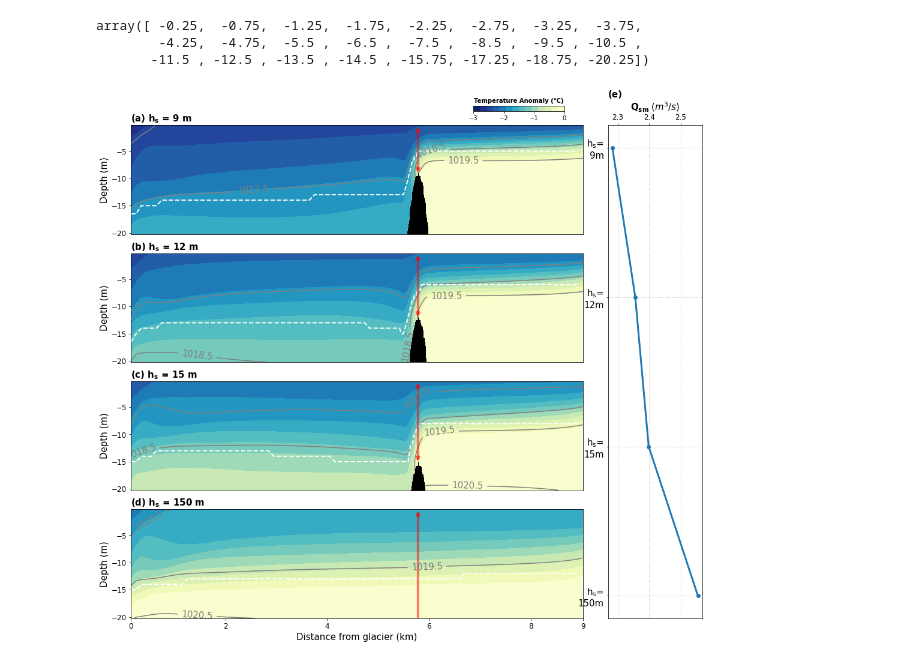
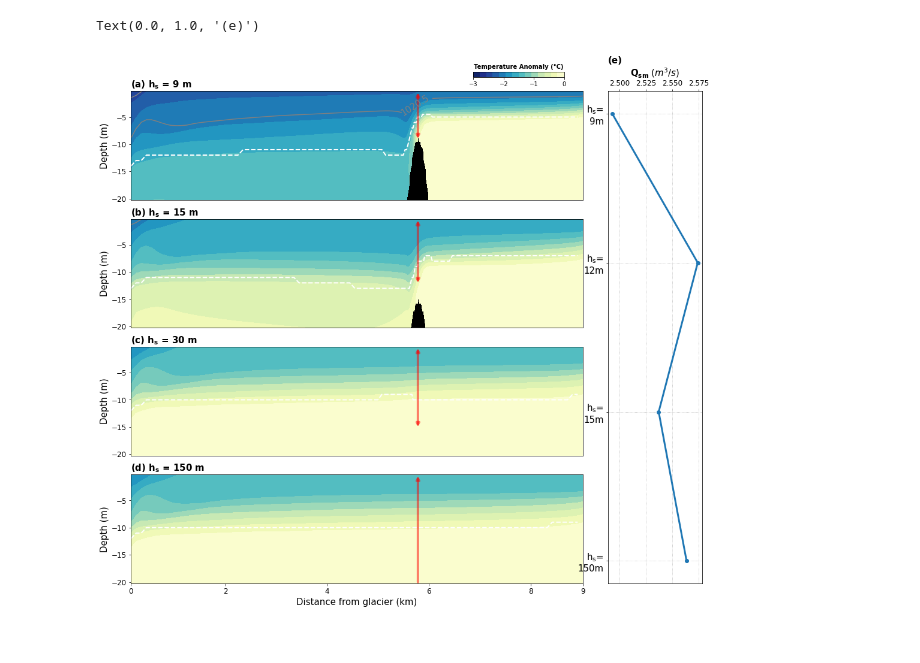
Before and after one commit to weiyangbao/Jupyter-Iceplume, a Jupyter notebook: Base_Case.ipynb, the cells around one changed output. Saved outputs shown, nothing was run; the diff lists cells and outputs as text; code cells hidden in the pictures.

```diff
--- a/Base_Case.ipynb
+++ b/Base_Case.ipynb
@@ -8,7 +8,8 @@ import os
 import gsw
 # %%
 def State(Hs):
-    file = xr.open_dataset('/Users/weiyangbao/Documents/Model_outputs/qf-tide-hourly/state_' + str(format(Hs,'03d')) + '.nc')
+    #/Users/weiyangbao/Documents/Model_outputs/qf-tide-hourly/state_
+    file = xr.open_dataset('/Volumes/Extreme SSD/MITgcm outputs/strat_qf700/state_' + str(format(Hs,'03d')) + '.nc')
     t0 = 24
     #tn = len(file.T)
     tn = 161
@@ -62,7 +63,7 @@ def IFA(Hs):
     Area[20:30,:] = 300
     Area[30:40,:] = 800
     Area[40:,:] = 1600
-    file = xr.open_dataset('/Users/weiyangbao/Documents/Model_outputs/qf-tide-hourly/icefrntA_' + str(format(Hs,'03d')) + '.nc')
+    file = xr.open_dataset('/Volumes/Extreme SSD/MITgcm outputs/strat_qf700//icefrntA_' + str(format(Hs,'03d')) + '.nc')
     t0 = 0
     tn = len(file.T)
     state = file.isel(Y=range(30,39), T=range(t0,tn))
@@ -70,7 +71,7 @@ def IFA(Hs):
     Qsm = (MR*Area).sum()/(24*3600)
     return Qsm
 # %%
-Hs = np.array([9, 12, 15, 150])
+Hs = np.array([9, 15, 30, 150])
 
 Qsm = np.empty(len(Hs))
 for i in range(len(Hs)):
@@ -102,7 +103,7 @@ im1 = ax1.contourf(x1,z1[:24],pt1[:24,:]-9, ct, cmap=cmap)
 #current_cmap = matplotlib.cm.get_cmap()
 #cmap.set_bad('red',1.)
 ax1.xaxis.set_visible(False)
-ax1.annotate(s='', xy=(0.635,0.55), xycoords='axes fraction', xytext=(0.635,1), textcoords='axes fraction',arrowprops={'arrowstyle': '<|-|>','color':'red','linewidth':4,'alpha':0.5})
+ax1.annotate(text='', xy=(0.635,0.55), xycoords='axes fraction', xytext=(0.635,1), textcoords='axes fraction',arrowprops={'arrowstyle': '<|-|>','color':'red','linewidth':4,'alpha':0.5})
 ax1.set_xlim([x1[1],x1[-1]])
 ax1.set_facecolor('k')
 #ax1.fill_between([x1[0], x1[1]], z1[0], z1[23])
@@ -121,7 +122,7 @@ ax1.set_title('(a) $\mathregular{h_s}$ = ' + str(Hs[0]) + ' m', loc='left', size
 
 im2 = ax2.contourf(x2,z2[:24],pt2[:24,:]-9, ct, cmap=cmap)
 ax2.xaxis.set_visible(False)
-ax2.annotate(s='', xy=(0.635,0.4), xycoords='axes fraction', xytext=(0.635,1), textcoords='axes fraction', arrowprops={'arrowstyle': '<|-|>','color':'red','linewidth':4,'alpha':0.5})
+ax2.annotate(text='', xy=(0.635,0.4), xycoords='axes fraction', xytext=(0.635,1), textcoords='axes fraction', arrowprops={'arrowstyle': '<|-|>','color':'red','linewidth':4,'alpha':0.5})
 #fig.colorbar(im2,ax=ax2)
 CS2 = ax2.contour(x2,z2[:24],rho2[:24,:],np.linspace(1012.5,1020.5,9), colors = 'gray')
 plt.clabel(CS2, fmt='%1.1f', fontsize=15, inline=1)
@@ -134,7 +135,7 @@ ax2.set_facecolor('k')
 
 im3 = ax3.contourf(x3,z3[:24],pt3[:24,:]-9, ct, cmap=cmap)
 ax3.xaxis.set_visible(False)
-ax3.annotate(s='', xy=(0.635,0.25), xycoords='axes fraction', xytext=(0.635,1), textcoords='axes fraction', arrowprops={'arrowstyle': '<|-|>','color':'red','linewidth':4,'alpha':0.5})
+ax3.annotate(text='', xy=(0.635,0.25), xycoords='axes fraction', xytext=(0.635,1), textcoords='axes fraction', arrowprops={'arrowstyle': '<|-|>','color':'red','linewidth':4,'alpha':0.5})
 #fig.colorbar(im3,ax=ax3)
 CS3 = ax3.contour(x3,z3[:24],rho3[:24,:],np.linspace(1012.5,1020.5,9), colors = 'gray')
 plt.clabel(CS3, fmt='%1.1f', fontsize=15, inline=1)
@@ -146,43 +147,41 @@ ax3.set_xlim([x3[1],x3[-1]])
 ax3.set_facecolor('k')
 
 im4 = ax4.contourf(x4,z4[:24],pt4[:24,:]-9, ct, cmap=cmap)
-ax4.annotate(s='', xy=(0.635,0), xycoords='axes fraction', xytext=(0.635,1), textcoords='axes fraction', arrowprops={'arrowstyle': '<|-','color':'red','linewidth':4,'alpha':0.5})
+ax4.annotate(text='', xy=(0.635,0), xycoords='axes fraction', xytext=(0.635,1), textcoords='axes fraction', arrowprops={'arrowstyle': '<|-','color':'red','linewidth':4,'alpha':0.5})
 #fig.colorbar(im4,ax=ax4)
 CS4 = ax4.contour(x4,z4[:24],rho4[:24,:],np.linspace(1012.5,1020.5,9), colors = 'gray')
 plt.clabel(CS4, fmt='%1.1f', fontsize=15, inline=1)
 ax4.plot(x4[1:-1],-h4, '--w', lw=2)
 
 ax4.set_ylabel('Depth (m)', size=15)
 #ax4.set_xlim([0,10])
 ax4.set_xlim([x4[1],x4[-1]])
 ax4.set_facecolor('k')
 ax4.set_xticks([x4[1], 2, 4, 6, 8, x4[-1]])
 ax4.set_xticklabels(["0","2","4","6","8","9"], size=15)
 
 ax4.set_xlabel('Distance from glacier (km)', size=15)
 ax4.tick_params(labelsize=12)
 ax4.set_title('(d) $\mathregular{h_s}$ = ' + str(Hs[3]) + ' m', loc='left', size=15, weight='bold')
 
 ax5.plot(Qsm,[1,2,3,4],'o-',lw=3)
 ax5.grid(linestyle=':')
 ax5.invert_yaxis()
 #ax5.set_ylabel('Hs (m)', size=15)
 ax5.tick_params(labelsize=12)
 
 ax5.set_yticks([1, 2, 3, 4])
 ax5.set_yticklabels(['$\mathregular{h_s}$=\n9m','$\mathregular{h_s}$=\n12m','$\mathregular{h_s}$=\n15m','$\mathregular{h_s}$=\n150m'], size=15)
 #$\mathregular{N_i}$
 ax5.set_xlabel(r'$\mathregular{Q_{sm}}\;(m^3/s)$', size=15, weight='bold')
 ax5.xaxis.set_label_position('top')
 ax5.xaxis.set_ticks_position('top') # this moves the ticks to the top
 ax5.set_title('(e)', loc='left', size=15, weight='bold')
 
-z1[:24]
+#z1[:24]
 # %% [output]
-array([ -0.25,  -0.75,  -1.25,  -1.75,  -2.25,  -2.75,  -3.25,  -3.75,
-        -4.25,  -4.75,  -5.5 ,  -6.5 ,  -7.5 ,  -8.5 ,  -9.5 , -10.5 ,
-       -11.5 , -12.5 , -13.5 , -14.5 , -15.75, -17.25, -18.75, -20.25])
+Text(0.0, 1.0, '(e)')
-[figure, old version]
+[figure, new version]
 # %%
 fig_path = "/Users/weiyangbao/Documents/Results_Figs/BaseCase/"
 if not os.path.exists(fig_path):
```
Also changed, not shown: 9 other files.
